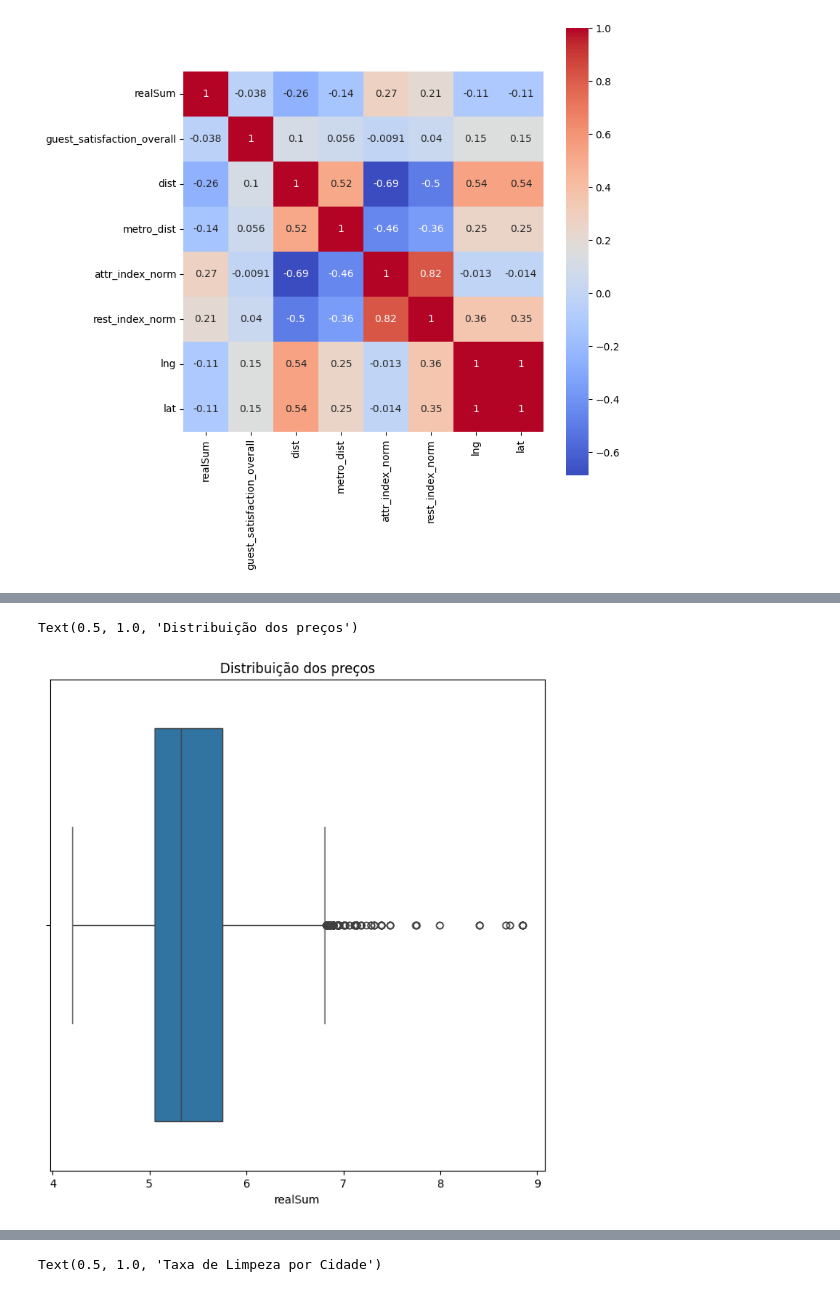
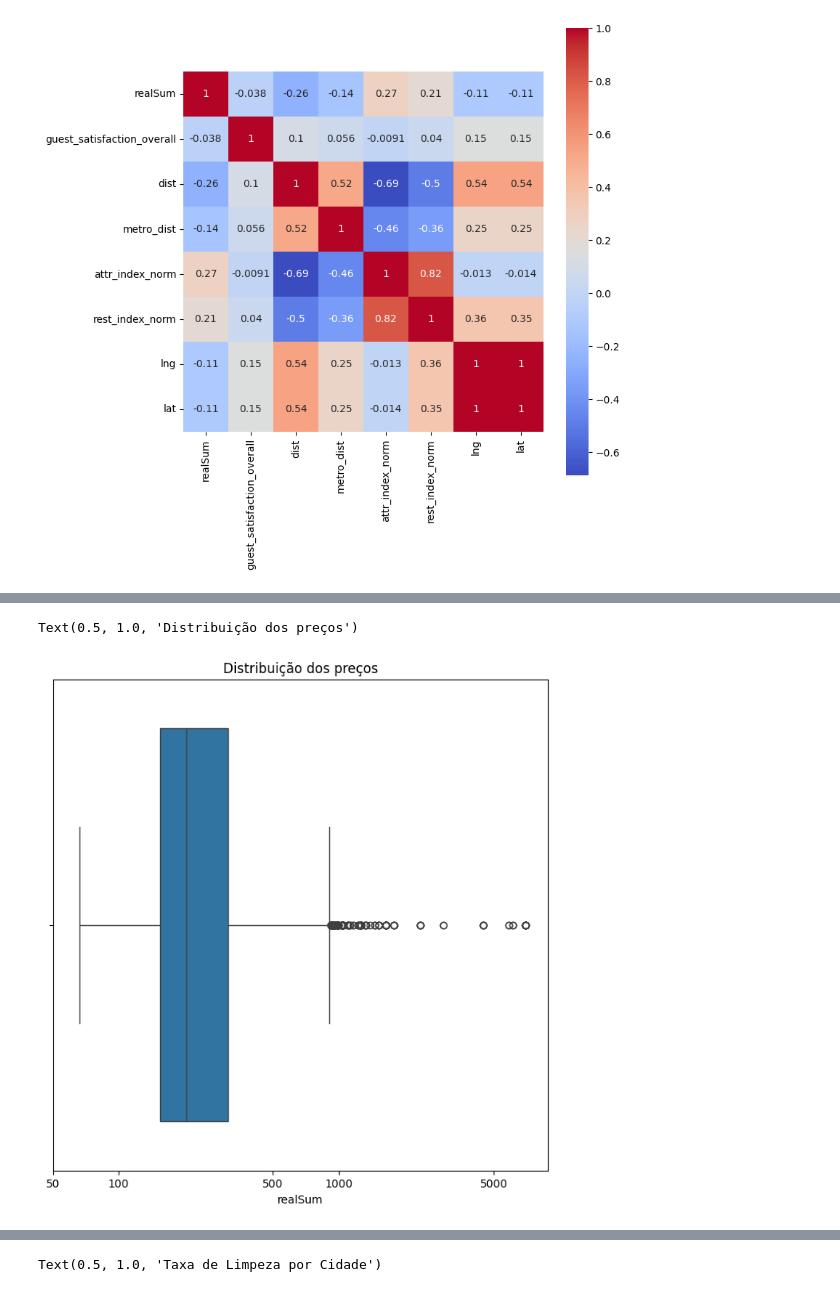
Before and after one commit to isabellimrqs/price-regression, a Jupyter notebook: case.ipynb, the cells around one changed output, grey strips where cells are left out. Cells and saved outputs as stored; diff of their text form; code cells hidden in the pictures.

```diff
--- a/case.ipynb
+++ b/case.ipynb
@@ -255,11 +256,13 @@ Text(0.5, 1.0, 'Relação entre Distância e Log do Preço')
 # %%
 plt.figure(figsize=(8,8))
 
 sns.boxplot(x=df['realSum'])
+plt.xticks(np.log1p([50, 100, 500, 1000, 5000]), labels=[50, 100, 500, 1000, 5000])
+
 plt.title('Distribuição dos preços')
 # %% [output]
 Text(0.5, 1.0, 'Distribuição dos preços')
-[figure, old version]
+[figure, new version]
 # %%
 plt.figure(figsize=(8, 6))
 sns.boxplot(data=df, x="city", y="realSum")
```
Also changed, not shown: parts of 4 cells of this notebook.
